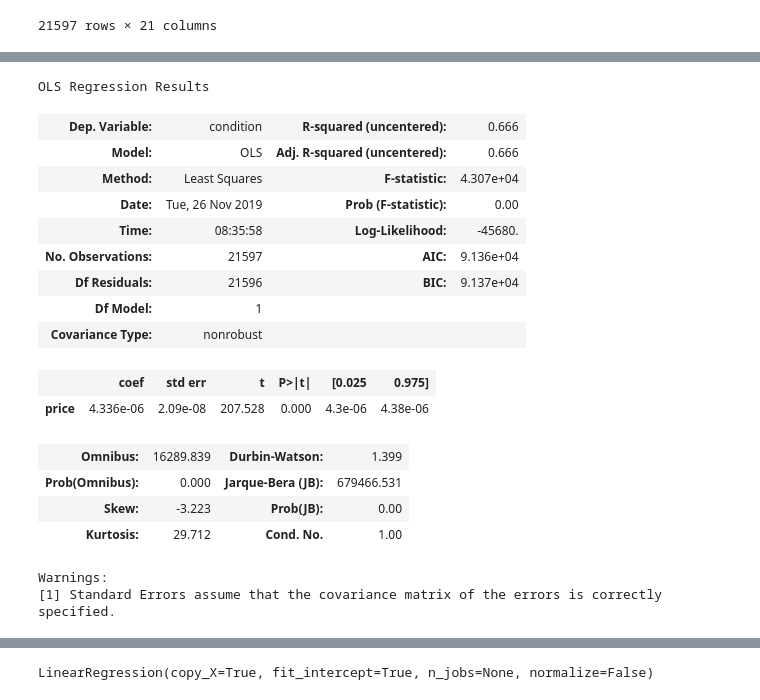
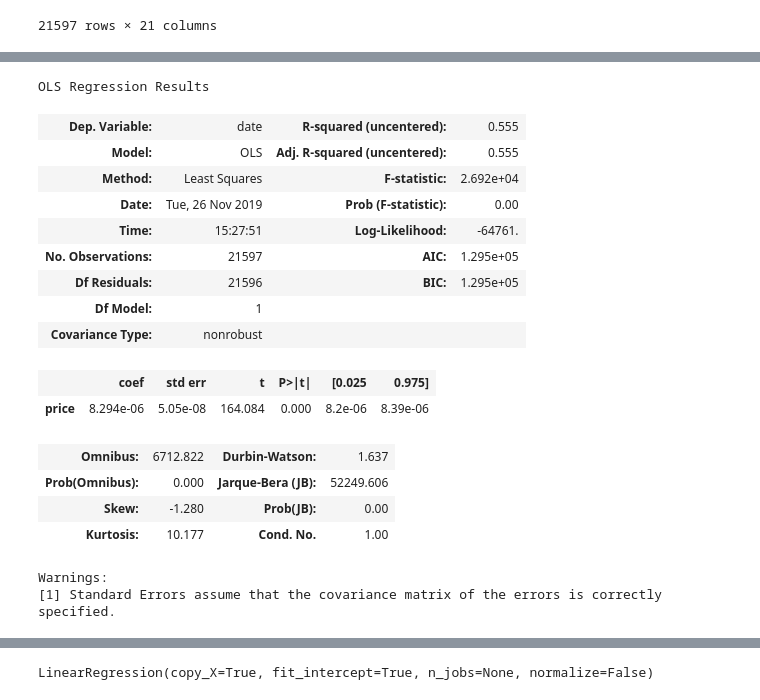
Before and after one commit to kmcnicoll/KyleMatt, a Jupyter notebook: kc_housing_data - wip - finch.ipynb, the cells around one changed output, grey strips where cells are left out. Drawn from its saved outputs; the diff is of its cells as text; code cells hidden in the pictures.

```diff
--- a/kc_housing_data - wip - finch.ipynb
+++ b/kc_housing_data - wip - finch.ipynb
@@ -50,28 +72,28 @@ df = pd.read_csv('kc_house_data.csv')
 # %%
 import statsmodels.api as sm
 X = df["price"]
-y = df["condition"]
+y = df["date"]
 # Note the difference in argument order
 model = sm.OLS(y, X).fit()
 predictions = model.predict(X) # make the predictions by the model
 # Print out the statistics
 model.summary()
 # %% [output]
 OLS Regression Results
-| Dep. Variable: | condition | R-squared (uncentered): | 0.666 |
-| Model: | OLS | Adj. R-squared (uncentered): | 0.666 |
-| Method: | Least Squares | F-statistic: | 4.307e+04 |
+| Dep. Variable: | date | R-squared (uncentered): | 0.555 |
+| Model: | OLS | Adj. R-squared (uncentered): | 0.555 |
+| Method: | Least Squares | F-statistic: | 2.692e+04 |
 | Date: | Tue, 26 Nov 2019 | Prob (F-statistic): | 0.00 |
-| Time: | 08:35:58 | Log-Likelihood: | -45680. |
-| No. Observations: | 21597 | AIC: | 9.136e+04 |
-| Df Residuals: | 21596 | BIC: | 9.137e+04 |
+| Time: | 15:27:51 | Log-Likelihood: | -64761. |
+| No. Observations: | 21597 | AIC: | 1.295e+05 |
+| Df Residuals: | 21596 | BIC: | 1.295e+05 |
 | Df Model: | 1 |  |  |
 | Covariance Type: | nonrobust |  |  |
 |  | coef | std err | t | P>|t| | [0.025 | 0.975] |
-| price | 4.336e-06 | 2.09e-08 | 207.528 | 0.000 | 4.3e-06 | 4.38e-06 |
+| price | 8.294e-06 | 5.05e-08 | 164.084 | 0.000 | 8.2e-06 | 8.39e-06 |
-| Omnibus: | 16289.839 | Durbin-Watson: | 1.399 |
-| Prob(Omnibus): | 0.000 | Jarque-Bera (JB): | 679466.531 |
-| Skew: | -3.223 | Prob(JB): | 0.00 |
-| Kurtosis: | 29.712 | Cond. No. | 1.00 |
+| Omnibus: | 6712.822 | Durbin-Watson: | 1.637 |
+| Prob(Omnibus): | 0.000 | Jarque-Bera (JB): | 52249.606 |
+| Skew: | -1.280 | Prob(JB): | 0.00 |
+| Kurtosis: | 10.177 | Cond. No. | 1.00 |
 Warnings:
 [1] Standard Errors assume that the covariance matrix of the errors is correctly specified.
```
Also changed, not shown: parts of 31 cells of this notebook.
